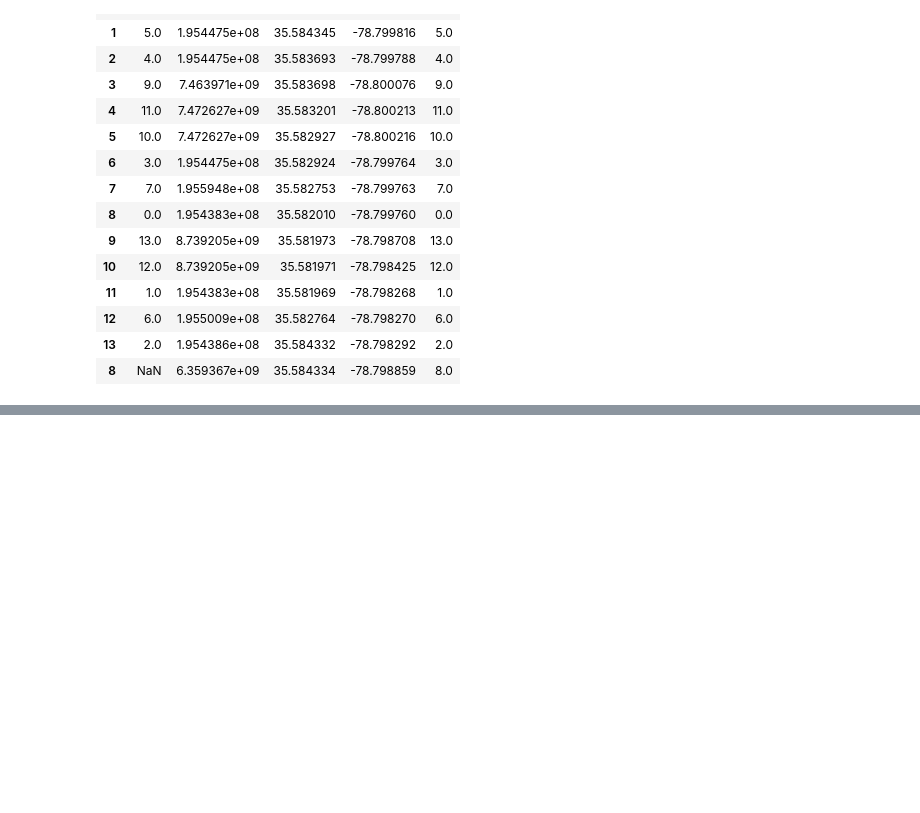
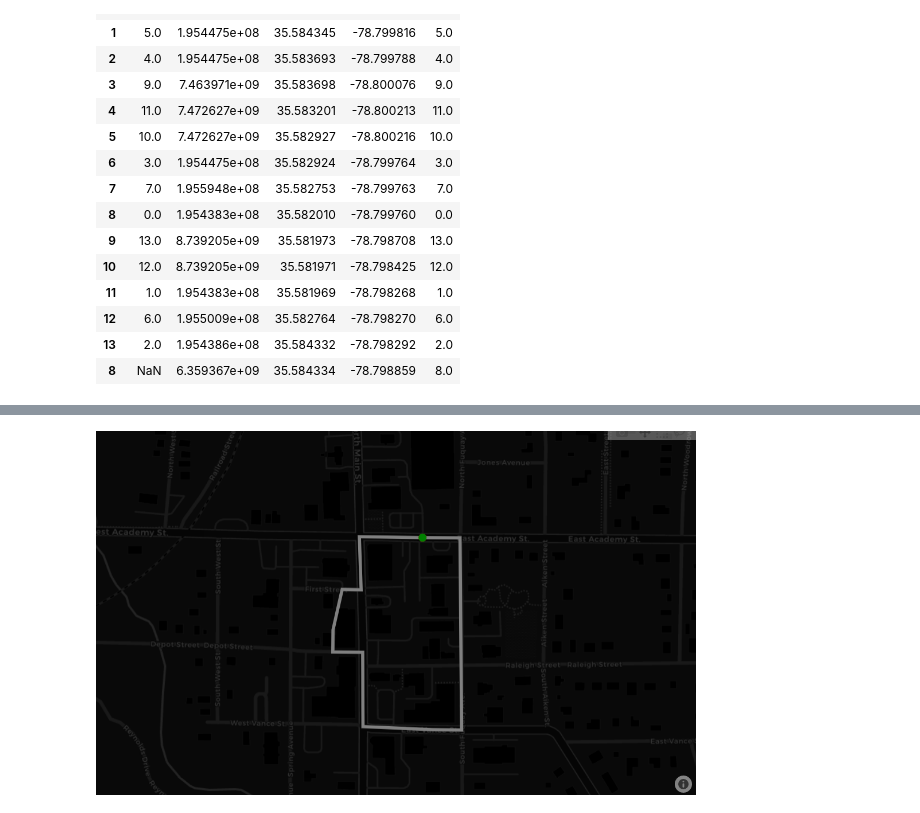
Before and after one commit to Monty2211/Optimal-City-Resource-Deployment-and-Path-Planning-with-Multiple-City-Agencies, a Jupyter notebook: Garbage-Pickup/Path-Visualization.ipynb, the cells around one changed output, grey strips where cells are left out. Cells and saved outputs as stored; diff of their text form; code cells hidden in the pictures; blank space fills up the shorter version.

```diff
--- a/Garbage-Pickup/Path-Visualization.ipynb
+++ b/Garbage-Pickup/Path-Visualization.ipynb
@@ -279,0 +286,5 @@ plot_path(lat1, long1, origin_point, destination_point)
+# %%
+#Output for line 245
+Image(filename = "pathnotebook2.png", width = 600, height = 300)
+# %% [output]
+[figure, added]
```
Also changed, not shown: parts of 1 cell of this notebook, 1 other file.
